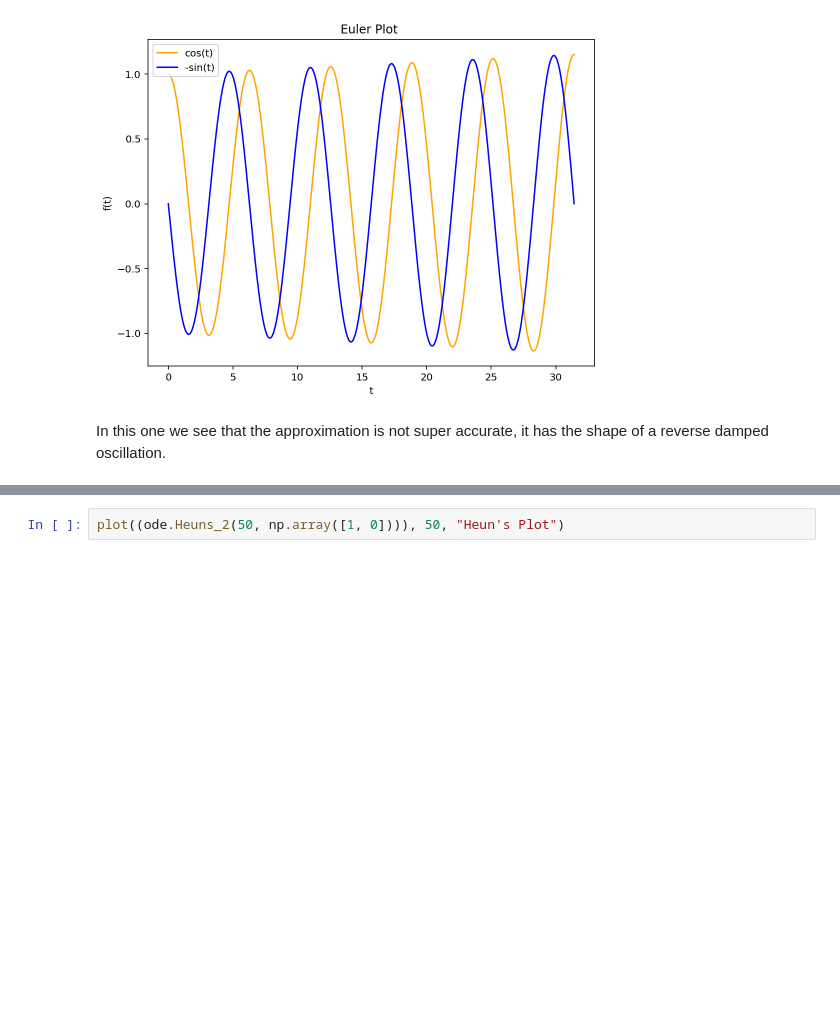
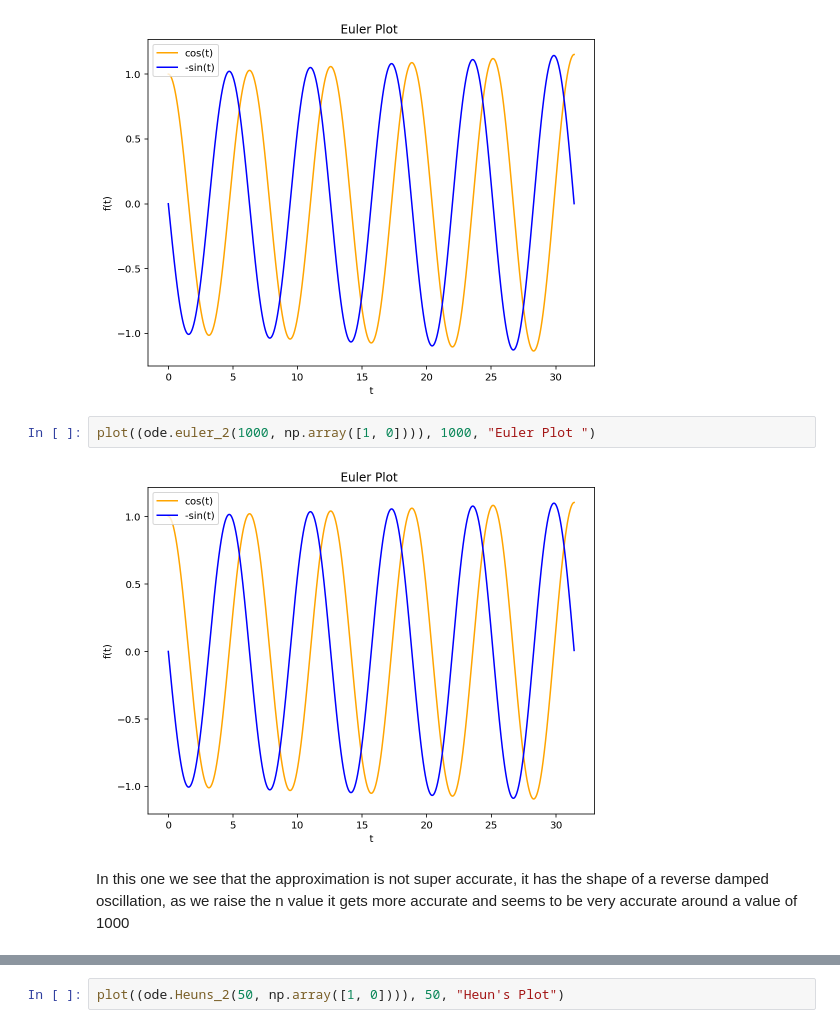
Before and after one commit to chapman-phys220-2018f/cw11-sorry-dressel, a Jupyter notebook: cw11.ipynb, the cells around one changed output, grey strips where cells are left out. Drawn from its saved outputs; the diff is of its cells as text; blank space fills up the shorter version.

```diff
--- a/cw11.ipynb
+++ b/cw11.ipynb
@@ -18,5 +22,9 @@ def plot(setVals, N, title1):
 plot((ode.euler_2(700, np.array([1, 0]))), 700, "Euler Plot ")
 # %% [output]
 [figure]
+# %%
+plot((ode.euler_2(1000, np.array([1, 0]))), 1000, "Euler Plot ")
+# %% [output]
+[figure, added]
 # %% [markdown]
-In this one we see that the approximation is not super accurate, it has the shape of a reverse damped oscillation.
+In this one we see that the approximation is not super accurate, it has the shape of a reverse damped oscillation, as we raise the n value it gets more accurate and seems to be very accurate around a value of 1000
```
Also changed, not shown: parts of 13 cells of this notebook, 1 other file.
